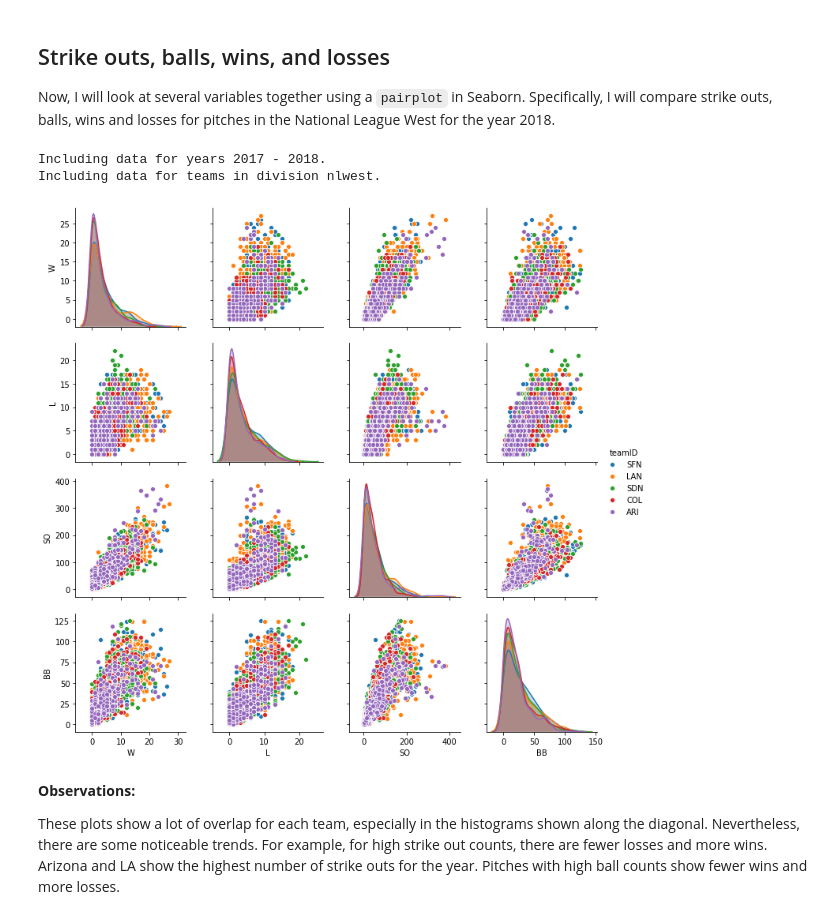
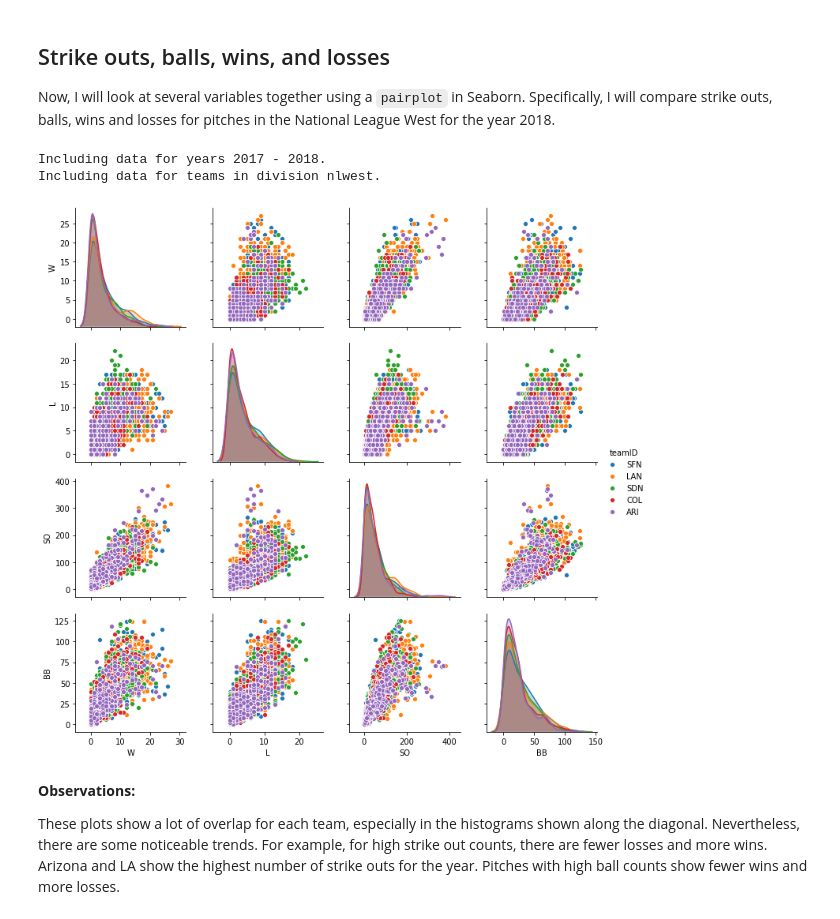
Before and after one commit to dmclark53/thinkful, a Jupyter notebook: Module_12/Exploring_data_with_Seaborn_plots/Exploring-data-with-Seaborn-plots.ipynb, the cells around one changed output. Drawn from its saved outputs; the diff is of its cells as text; code cells hidden in the pictures.

```diff
--- a/Module_12/Exploring_data_with_Seaborn_plots/Exploring-data-with-Seaborn-plots.ipynb
+++ b/Module_12/Exploring_data_with_Seaborn_plots/Exploring-data-with-Seaborn-plots.ipynb
@@ -208,14 +208,15 @@ Now, I will look at several variables together using a `pairplot` in Seaborn. Sp
 # %%
 year_subset = create_year_subset(df, 0, 1)
 div_subset = create_division_subset(df, 'nlwest')
+div_subset = div_subset[(div_subset.ERA > 0) & (div_subset.ERA < 25)]
 sub_df = div_subset.loc[:, ['W', 'L', 'SO', 'BB', 'teamID']]
 
 sns.pairplot(sub_df, hue='teamID')
 plt.show()
 # %% [output]
 Including data for years 2017 - 2018.
 Including data for teams in division nlwest.
-[figure, old version]
+[figure, new version]
 # %% [markdown]
 **Observations:**
 
```
Also changed, not shown: parts of 6 cells of this notebook.
